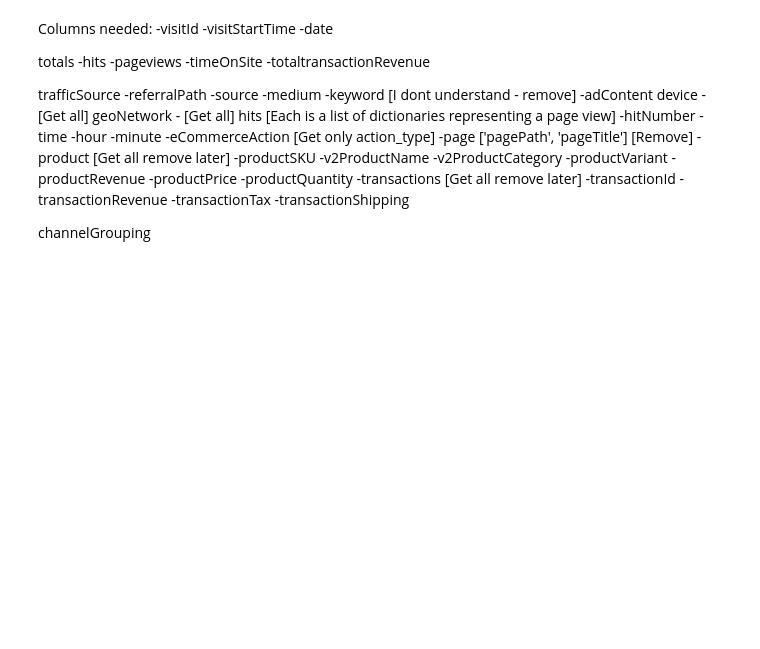
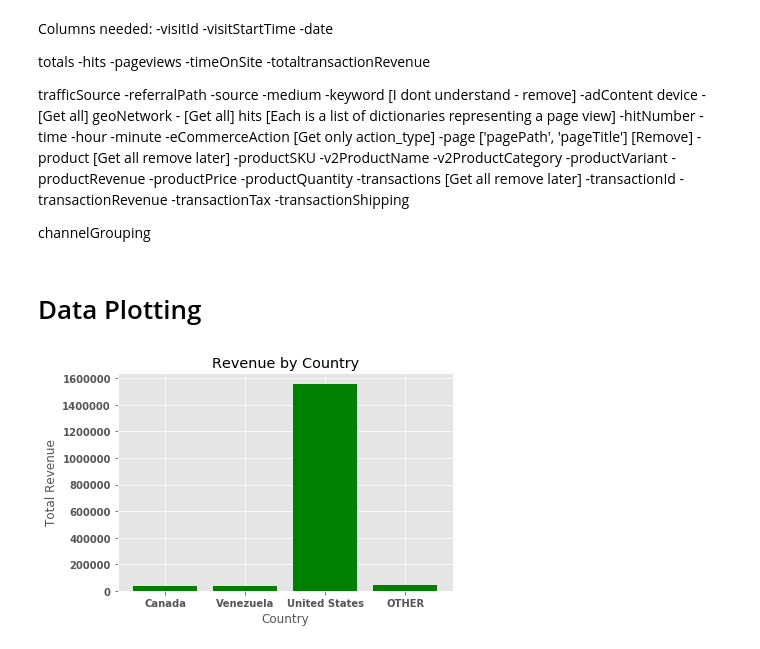
Before and after one commit to cliff-cheng/Capstone1, a Jupyter notebook: Ecommerce.ipynb, the cells around one changed output. Cells and saved outputs as stored; diff of their text form; code cells hidden in the pictures; blank space fills up the shorter version.

```diff
--- a/Ecommerce.ipynb
+++ b/Ecommerce.ipynb
@@ -210,5 +220,7 @@ hits [Each is a list of dictionaries representing a page view]
         -transactionShipping
 
 channelGrouping
+# %% [markdown]
+# Data Plotting
 # %%
 df = pd.read_csv('../ga_data.csv')
@@ -215,5 +229,26 @@ df = pd.read_csv('../ga_data.csv')
 # %%
 #df_parse = split_dates(df)
+# %%
+def bar_chart(df, columngroup, column, other, title=None):
+    df = create_other(df, columngroup, column, other)
+    plt.style.use('ggplot')
+
+    x = df.index
+    data = df[column]
+    x_pos = [i for i, _ in enumerate(x)]
+    plt.bar(x_pos, data, color='green')
+    plt.xlabel('Country')
+    plt.ylabel('Total Revenue')
+    plt.title(title)
+
+
+    plt.xticks(x_pos, x)
+
+    plt.show()
+# %%
+bar_chart(df, 'country', 'totalrevenue', 0.01, 'Revenue by Country')
+# %% [output]
+[figure, added]
 # %%
 #Parse out dates in csv for easily plotting.
 def split_dates(df):
```
Also changed, not shown: parts of 36 cells of this notebook, 1 other file.
